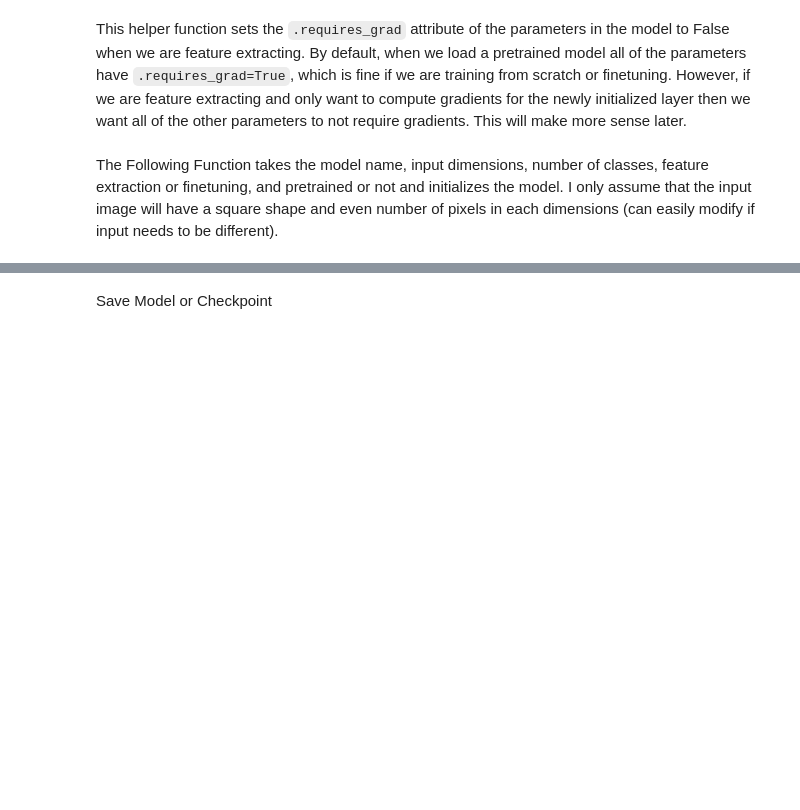
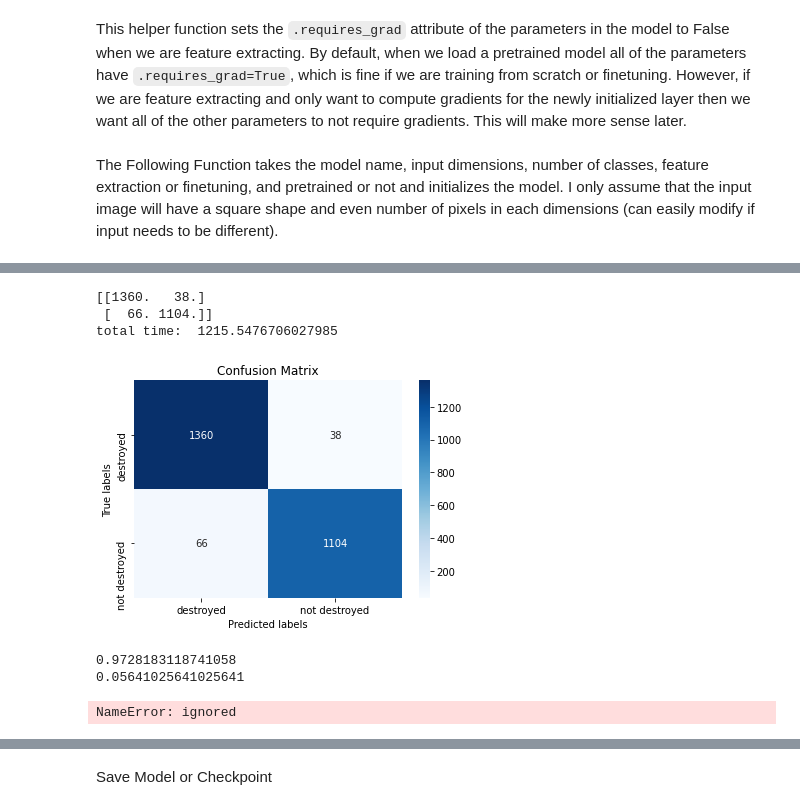
Before and after one commit to kkraoj/damaged_structures_detector, a Jupyter notebook: codes/Final Project.ipynb, the cells around one changed output, grey strips where cells are left out. Drawn from its saved outputs; the diff is of its cells as text; code cells hidden in the pictures; blank space fills up the shorter version.

```diff
--- a/codes/Final Project.ipynb
+++ b/codes/Final Project.ipynb
@@ -671,0 +740,54 @@ BATCH size | Time per 10 epochs
+# %%
+start = time.time()
+
+CF = np.zeros((2,2))
+wrong_validation_examples = []
+
+for examples, true_labels in dataloaders_dict['val']:
+  examples = examples.to(device)
+  with torch.no_grad():
+    outputs = model_test(examples)
+    _, preds = torch.max(outputs, 1)
+
+  wrong_indices = np.nonzero(true_labels.numpy() - preds.data.cpu().numpy())
+  wrong_validation_examples.append((examples.cpu().numpy()[wrong_indices] , true_labels.numpy()[wrong_indices]))
+  CF += confusion_matrix(true_labels.numpy(), preds.data.cpu().numpy())
+
+
+print(CF)
+
+end = time.time()
+print('total time: ', end - start)
+# %% [output]
+[[1360.   38.]
+ [  66. 1104.]]
+total time:  1215.5476706027985
+# %%
+ax= plt.subplot()
+sns.heatmap(CF, annot=True, ax = ax, cmap='Blues', fmt='g'); #annot=True to annotate cells
+
+# labels, title and ticks
+ax.set_xlabel('Predicted labels');ax.set_ylabel('True labels');
+ax.set_title('Confusion Matrix');
+ax.xaxis.set_ticklabels(['destroyed', 'not destroyed']); ax.yaxis.set_ticklabels(['destroyed', 'not destroyed']);
+#plt.savefig('CM.png')
+# %% [output]
+[figure, added]
+# %%
+True_destroyed = 1360 / (1360 + 38)
+print(True_destroyed)
+False_destroyed = 66 / (1104 + 66)
+print(False_destroyed)
+# %% [output]
+0.9728183118741058
+0.05641025641025641
+# %%
+tp = CF[1,1]
+tn = CF[0,0]
+fp = CF[0,1]
+fn = CF[1,0]
+precision = tp / (tp + fp)
+recall = tp / (tp + fn)
+F1 = 2 * tp / (2*tp + fp + fn)
+# %% [output]
+NameError: ignored
```
Also changed, not shown: parts of 243 cells of this notebook, 4 other files.
